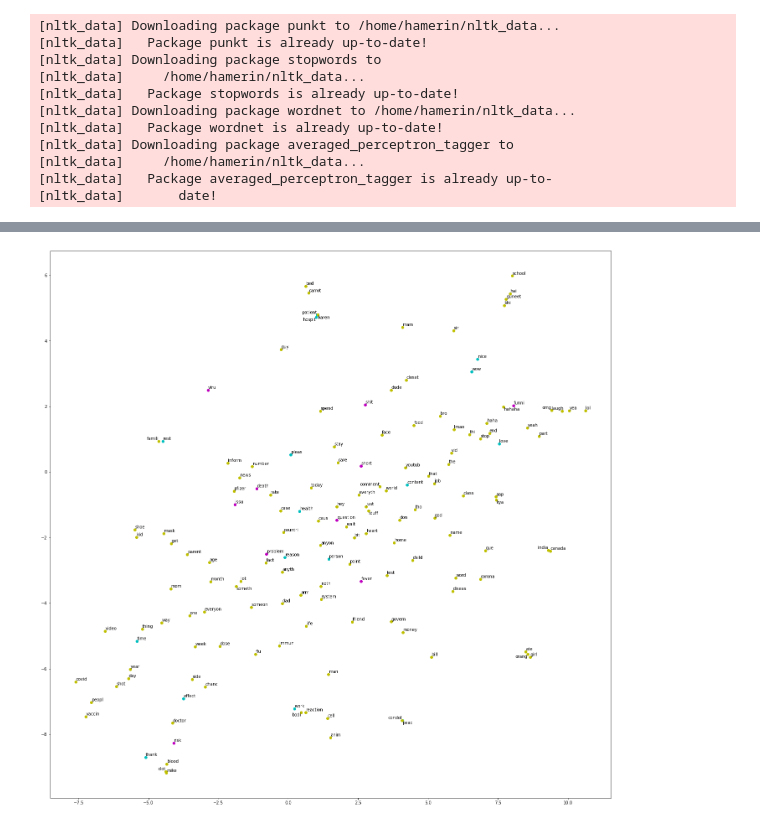
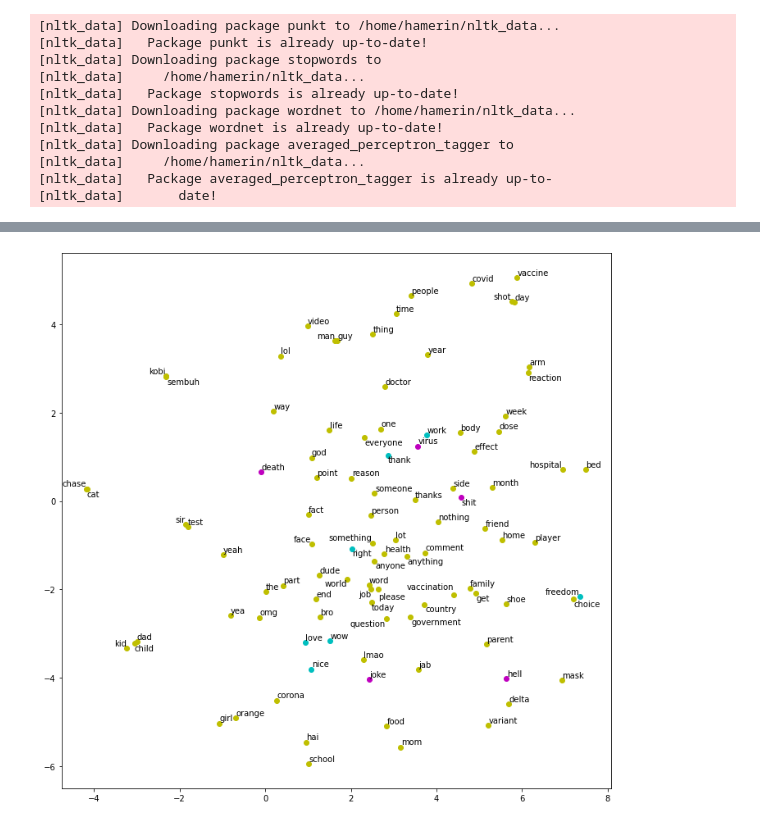
Before and after one commit to SSHS-RNE/youtube-data-acquisition, a Jupyter notebook: sample4.ipynb, the cells around one changed output, grey strips where cells are left out. Cells and saved outputs as stored; diff of their text form; code cells hidden in the pictures.

```diff
--- a/sample4.ipynb
+++ b/sample4.ipynb
@@ -7,11 +7,13 @@ import json
 from tqdm import tqdm
 from typing import List, Dict, Any, Tuple, Final
 from pathlib import Path
+from collections import Counter, defaultdict
 
 import numpy as np
 import pandas as pd
 import xml.etree.ElementTree as ET
 import matplotlib.pyplot as plt
+import seaborn as sns
 
 from bs4 import BeautifulSoup
 from wordcloud import WordCloud
@@ -41,8 +43,8 @@ stop_words = set(stopwords.words('english'))
 stemmer = PorterStemmer()
 
 # 긍정적, 부정적 단어 데이터셋 불러오기
-positiveWords = pd.Series([*map(stemmer.stem, pd.read_csv('positive.txt')['words'])]).unique()
-negativeWords = pd.Series([*map(stemmer.stem, pd.read_csv('negative.txt')['words'])]).unique()
+positiveWords = pd.Series([*map(lemmatizer.lemmatize, pd.read_csv('positive.txt')['words'])]).unique()
+negativeWords = pd.Series([*map(lemmatizer.lemmatize, pd.read_csv('negative.txt')['words'])]).unique()
 
 API_KEY: Final[str] = 'AIzaSyD7ZrbvvOYHD0KTu3yP-JUg_uKAMvoClNQ'  # API 요청을 위한 키
 BASE_URL: Final[str] = 'https://www.googleapis.com/youtube/v3/'  # url prefix
@@ -185,7 +187,7 @@ def get_words(st: str) -> List[str]:
     result = [word for word, pos in filter(
         lambda tup: tup[1] in ALLOWED_POS, pos_tag(result))]  # 명사만 추출
     result = [*filter(lambda x: x not in stop_words, result)]  # stop words 제거
-    result = [*map(lambda x: stemmer.stem(x.lower()), result)]  # 소문자화 및 어간 추출
+    result = [*map(lambda x: lemmatizer.lemmatize(x.lower()), result)]  # 소문자화 및 표제어 추출
     result = [*filter(lambda x: len(x) > 2, result)]  # 최종 결과에서 2글자 이하 단어 제거
 
     return result
@@ -396,7 +420,7 @@ for videoId in tqdm(videoIdList):
     commentsList.append(retrieve_comments_selenium(videoId))
 # %%
 allComments = []
-for comments in commentsList: allComments += comments
+for comments in tqdm(commentsList): allComments += comments
 
 # (단어, 빈도)를 담고 있는 전체 영상에 대한 빈도수 데이터프레임 생성
 freqDataFrame = get_freq(allComments)
@@ -411,7 +451,7 @@ draw_wordcloud(freqDataFrame)
 # tfidfVectorDict[word]는 word의 tf-idf 결과를 (문서 개수)차원의 벡터로 나타낸 것
 freqList = [get_freq(comments) for comments in tqdm(commentsList)]  # freqList[i]는 i번째 영상의 빈도수 데이터프레임
 tfidfVectorDict = dict()
-for word in tqdm(freqDataFrame['word'].head(150)):
+for word in tqdm(freqDataFrame['word'][:100]):
     tfidfVectorDict[word] = tf_idf(word, freqList)
 # %%
 # 코사인 유사도 기반 유사도 데이터프레임 만들기
@@ -490,30 +568,30 @@ word2vecVectorArrayEmbedded = tsne.fit_transform(word2vecVectorArray)
 # %%
-plt.figure(figsize=(24, 24))
+plt.figure(figsize=(12, 12))
 
 texts = []
 toScatter = {'c': [[], []], 'y': [[], []], 'm':[[], []]}
 for index, key in enumerate(tfidfVectorDict):
     x = tfidfVectorArrayEmbedded[index, 0]
     y = tfidfVectorArrayEmbedded[index, 1]
 
     if key in positiveWords:
         toScatter['c'][0].append(x)
         toScatter['c'][1].append(y)
     elif key in negativeWords:
         toScatter['m'][0].append(x)
         toScatter['m'][1].append(y)
     else:
         toScatter['y'][0].append(x)
         toScatter['y'][1].append(y)
 
     texts.append(plt.text(x, y, key))
 
 for color, coordinates in toScatter.items():
     plt.scatter(coordinates[0], coordinates[1], color=color)
 
 adjust_text(texts)
 
 plt.show()
 # %% [output]
-[figure, old version]
+[figure, new version]
 # %%
```
Also changed, not shown: parts of 50 cells of this notebook, 20 other files.
